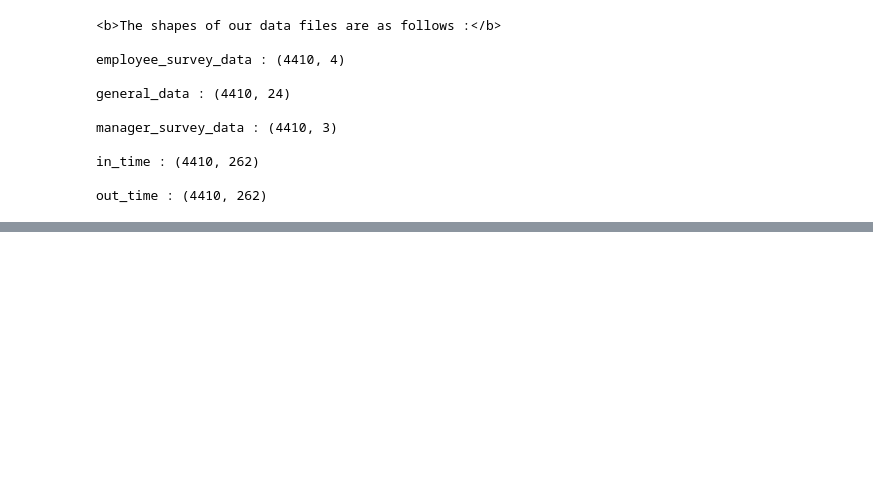
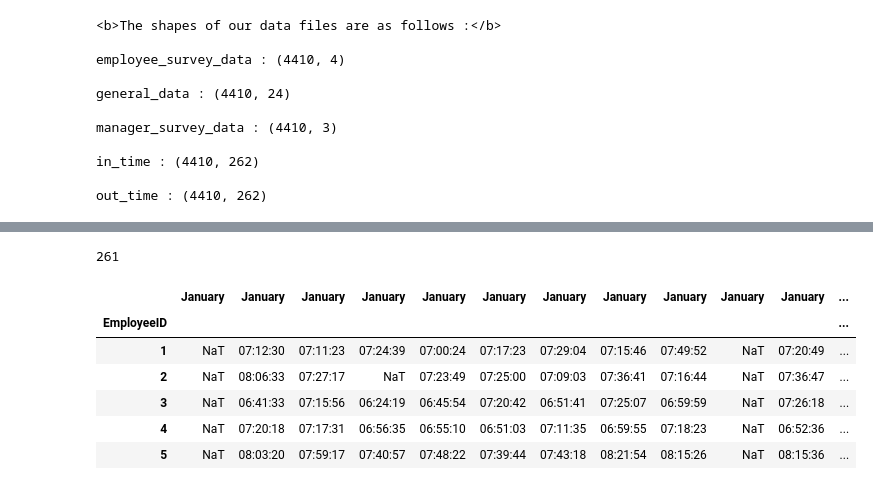
Before and after one commit to Titashmkhrj/HR_analytics_project, a Jupyter notebook: code_file.ipynb, the cells around one changed output, grey strips where cells are left out. Saved outputs shown, nothing was run; the diff lists cells and outputs as text; code cells hidden in the pictures; blank space fills up the shorter version.

```diff
--- a/code_file.ipynb
+++ b/code_file.ipynb
@@ -125,0 +199,6 @@ out_time : (4410, 262)
+# %%
+in_time.set_index('EmployeeID', inplace=True)
+out_time.set_index('EmployeeID', inplace=True)
+# Convertig the values in in_time and out_time to datetime
+in_time = in_time.apply(pd.to_datetime)
+out_time = out_time.apply(pd.to_datetime)
@@ -125,0 +207,2 @@ out_time : (4410, 262)
+# %%
+working_time = out_time - in_time
@@ -125,0 +219,5 @@ out_time : (4410, 262)
+# %%
+# the number of working days are
+working_time.shape[1]
+# %% [output]
+261
@@ -125,0 +226,17 @@ out_time : (4410, 262)
+# %%
+months = pd.DataFrame(working_time.columns).apply(pd.to_datetime)
+for i in range(0, len(months)):
+  months.iloc[i, 0] = datetime.date(months[0][i]).strftime('%B')
+# %%
+for i in range(0, len(months)):
+  working_time.rename(columns={working_time.columns[i]:months[0][i]}, inplace=True)
+# %%
+working_time.head()
+# %% [output]
+|  | January | January | January | January | January | January | January | January | January | January | January | ... |
+| EmployeeID |  |  |  |  |  |  |  |  |  |  |  | ... |
+| 1 | NaT | 07:12:30 | 07:11:23 | 07:24:39 | 07:00:24 | 07:17:23 | 07:29:04 | 07:15:46 | 07:49:52 | NaT | 07:20:49 | ... |
+| 2 | NaT | 08:06:33 | 07:27:17 | NaT | 07:23:49 | 07:25:00 | 07:09:03 | 07:36:41 | 07:16:44 | NaT | 07:36:47 | ... |
+| 3 | NaT | 06:41:33 | 07:15:56 | 06:24:19 | 06:45:54 | 07:20:42 | 06:51:41 | 07:25:07 | 06:59:59 | NaT | 07:26:18 | ... |
+| 4 | NaT | 07:20:18 | 07:17:31 | 06:56:35 | 06:55:10 | 06:51:03 | 07:11:35 | 06:59:55 | 07:18:23 | NaT | 06:52:36 | ... |
+| 5 | NaT | 08:03:20 | 07:59:17 | 07:40:57 | 07:48:22 | 07:39:44 | 07:43:18 | 08:21:54 | 08:15:26 | NaT | 08:15:36 | ... |
```
Also changed, not shown: parts of 25 cells of this notebook.
